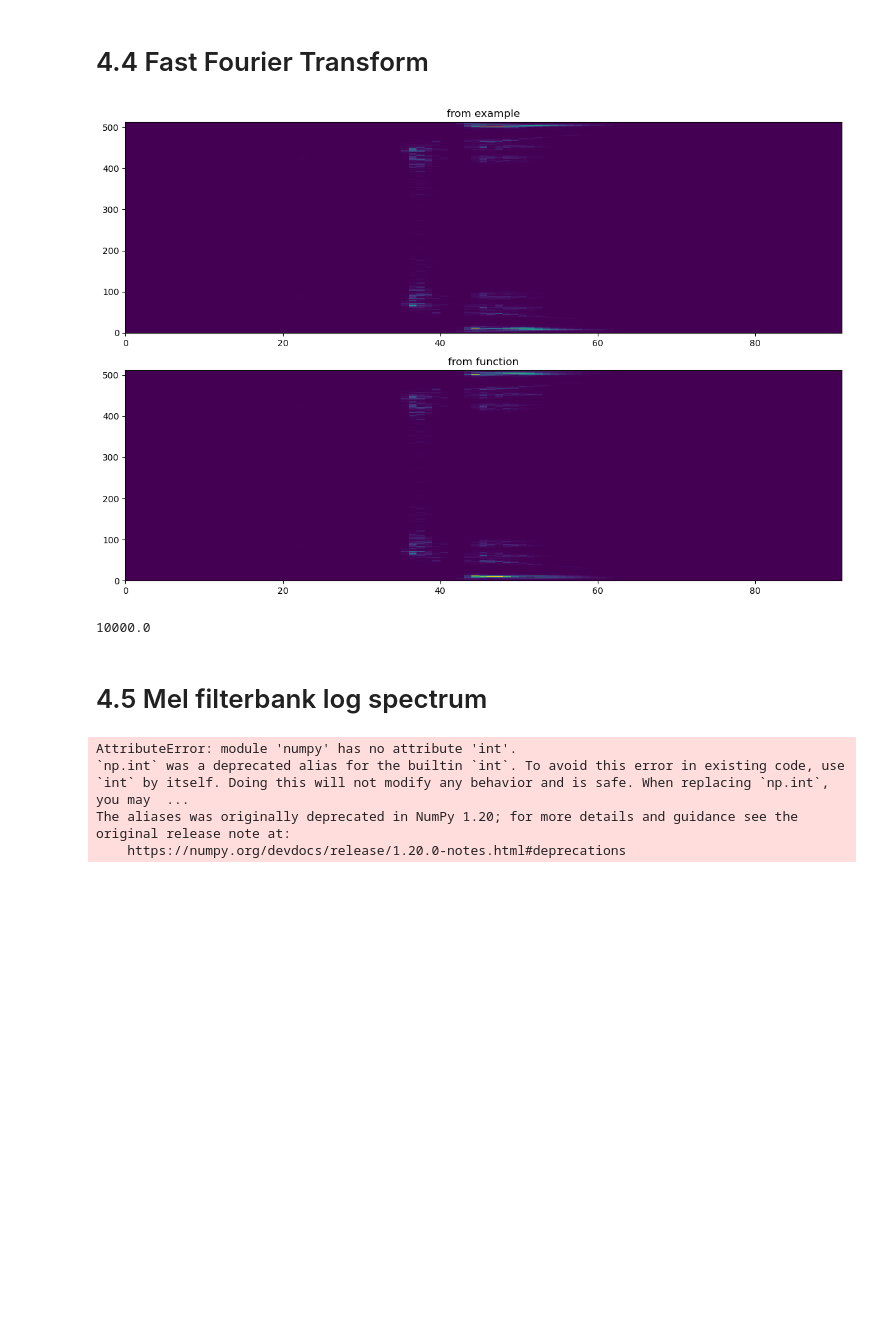
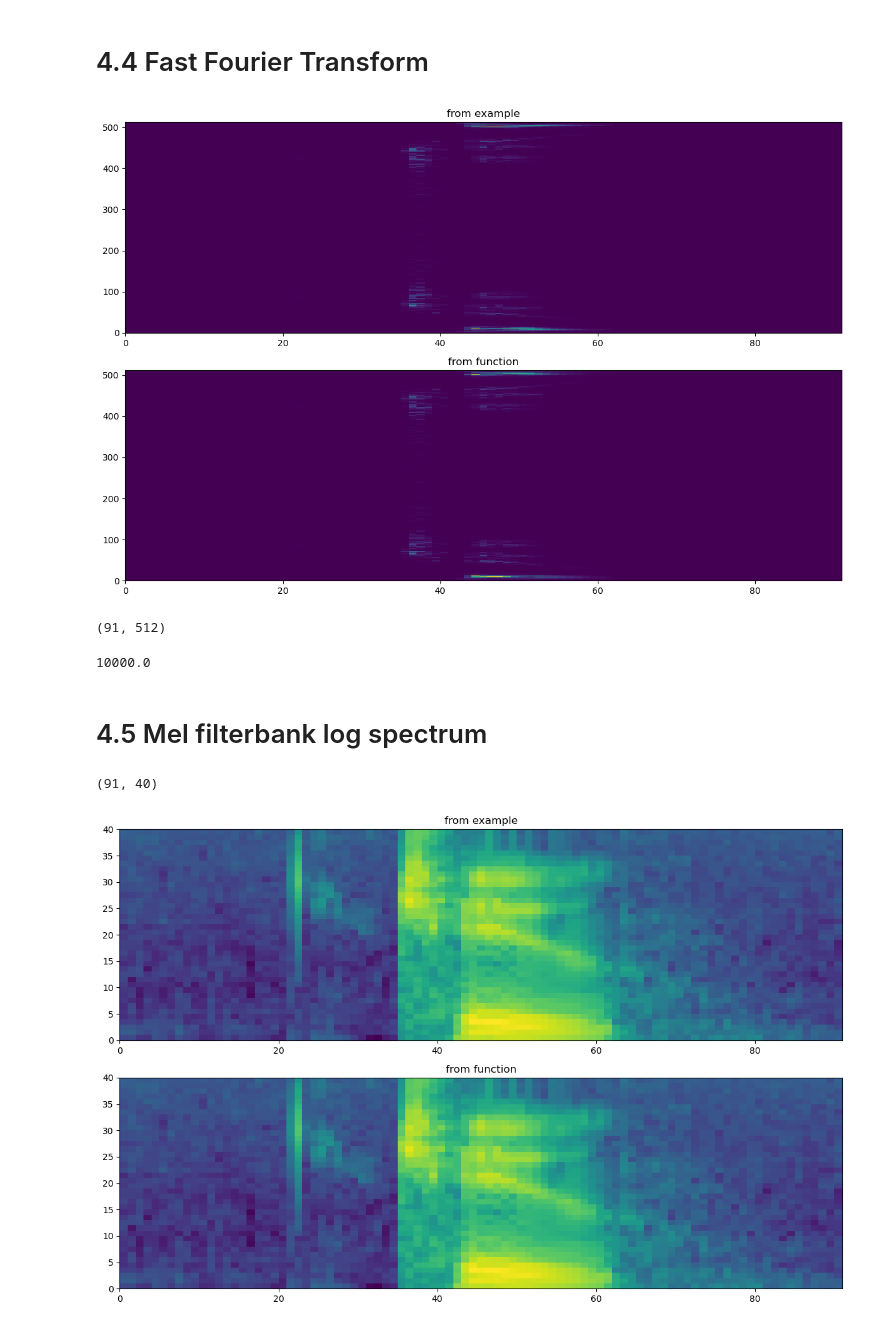
Before and after one commit to haya-hyh/speech-speaker-recognition-, a Jupyter notebook: lab1/lab1.ipynb, the cells around one changed output. Drawn from its saved outputs; the diff is of its cells as text; code cells hidden in the pictures; blank space fills up the shorter version.

```diff
--- a/lab1/lab1.ipynb
+++ b/lab1/lab1.ipynb
@@ -109,27 +129,28 @@ def powerSpectrum(input, nfft):
 nfft = 512
 outcome_ps = powerSpectrum(outcome_window, nfft)
 plot_comparison(example["spec"].T,outcome_ps.T)
-
+print(outcome_ps.shape)
 example["samplingrate"]/2
 # %% [output]
 [figure]
-10000.0
+(91, 512)
+10000.0
 # %% [markdown]
 # 4.5 Mel filterbank log spectrum
 # %%
 example["mspec"].shape
 from lab1_tools import trfbank
 def logMelSpectrum(input, samplingrate):
     n_frames, nfft = input.shape
     fbank = trfbank(samplingrate, nfft)
     mel_spec = np.dot(input, fbank.T)
     log_mel = np.log(mel_spec)
-    return log_mel
+    return log_mel, fbank
 
-outcome_logmel = logMelSpectrum(outcome_ps,example["samplingrate"])
-outcome_logmel.shape
+outcome_logmel,fbank = logMelSpectrum(outcome_ps,example["samplingrate"])
+print(outcome_logmel.shape)
+# TEst
+plot_comparison(example["mspec"].T,outcome_logmel.T)
 # %% [output]
-AttributeError: module 'numpy' has no attribute 'int'.
-`np.int` was a deprecated alias for the builtin `int`. To avoid this error in existing code, use `int` by itself. Doing this will not modify any behavior and is safe. When replacing `np.int`, you may  ...
-The aliases was originally deprecated in NumPy 1.20; for more details and guidance see the original release note at:
-    https://numpy.org/devdocs/release/1.20.0-notes.html#deprecations
+(91, 40)
+[figure, added]
```
Also changed, not shown: parts of 24 cells of this notebook.
